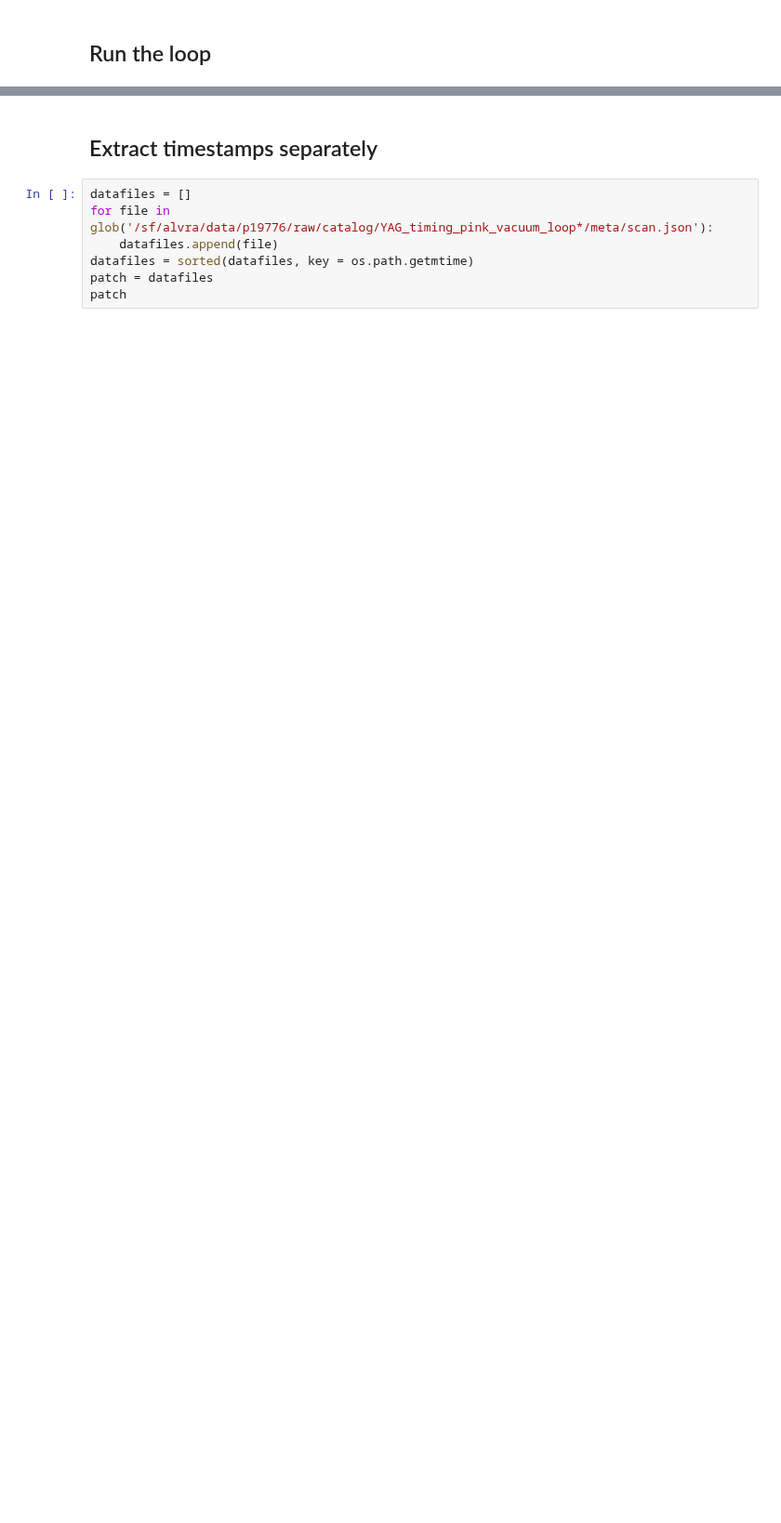
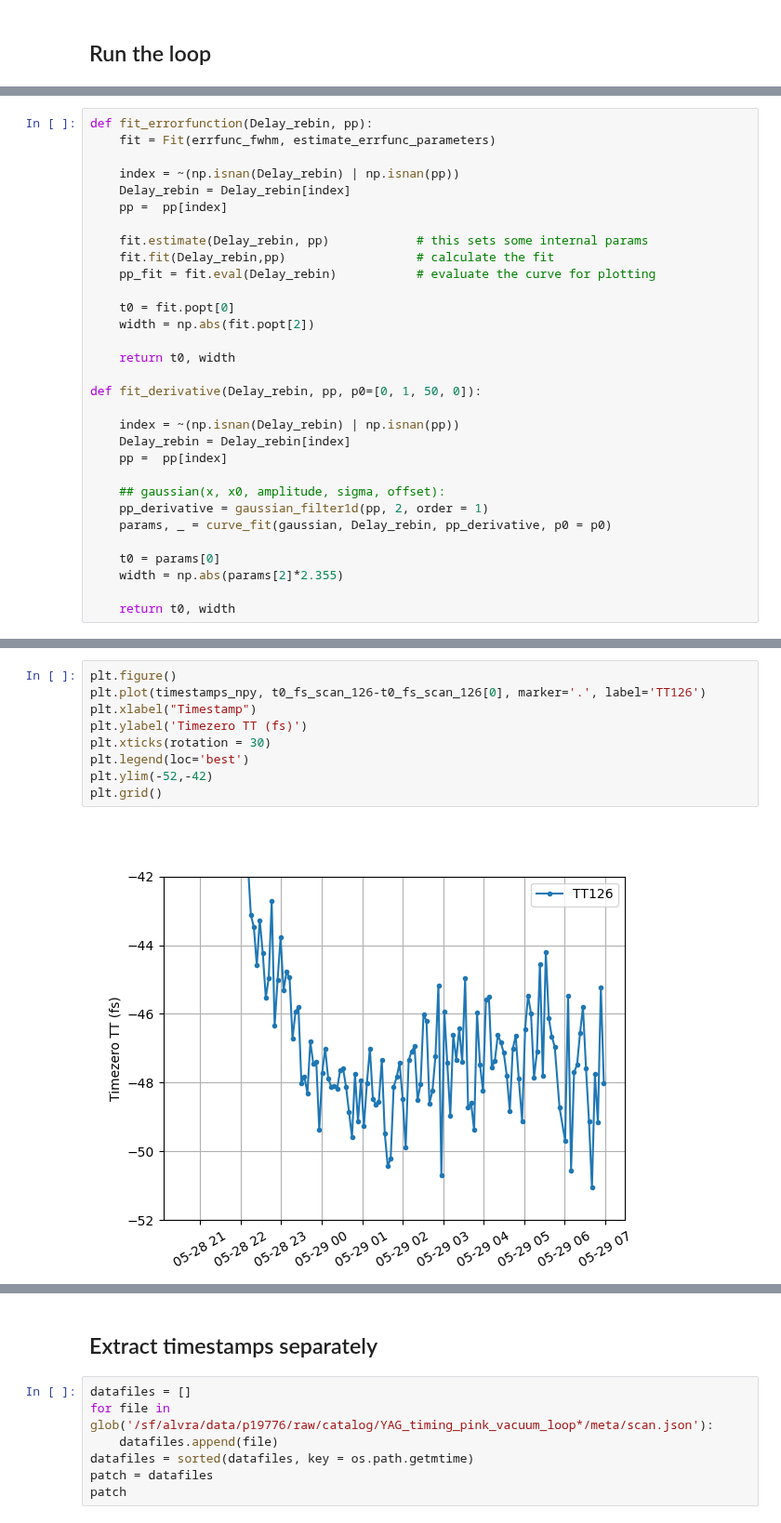
Before and after one commit to paulscherrerinstitute/alvra_beamline_scripts, a Jupyter notebook: YAG_scans_oneTT_timestamp.ipynb, the cells around one changed output, grey strips where cells are left out. Shown at 93% size. Cells and saved outputs as stored; diff of their text form; blank space fills up the shorter version.

```diff
--- a/YAG_scans_oneTT_timestamp.ipynb
+++ b/YAG_scans_oneTT_timestamp.ipynb
@@ -293,0 +290,31 @@ plt.show()
+# %%
+def fit_errorfunction(Delay_rebin, pp):
+    fit = Fit(errfunc_fwhm, estimate_errfunc_parameters)
+
+    index = ~(np.isnan(Delay_rebin) | np.isnan(pp))
+    Delay_rebin = Delay_rebin[index]
+    pp =  pp[index]
+
+    fit.estimate(Delay_rebin, pp)            # this sets some internal params
+    fit.fit(Delay_rebin,pp)                  # calculate the fit
+    pp_fit = fit.eval(Delay_rebin)           # evaluate the curve for plotting
+
+    t0 = fit.popt[0]
+    width = np.abs(fit.popt[2])
+
+    return t0, width
+
+def fit_derivative(Delay_rebin, pp, p0=[0, 1, 50, 0]):
+
+    index = ~(np.isnan(Delay_rebin) | np.isnan(pp))
+    Delay_rebin = Delay_rebin[index]
+    pp =  pp[index]
+
+    ## gaussian(x, x0, amplitude, sigma, offset):
+    pp_derivative = gaussian_filter1d(pp, 2, order = 1)
+    params, _ = curve_fit(gaussian, Delay_rebin, pp_derivative, p0 = p0)
+
+    t0 = params[0]
+    width = np.abs(params[2]*2.355)
+
+    return t0, width
@@ -293,0 +470,11 @@ plt.show()
+# %%
+plt.figure()
+plt.plot(timestamps_npy, t0_fs_scan_126-t0_fs_scan_126[0], marker='.', label='TT126')
+plt.xlabel("Timestamp")
+plt.ylabel('Timezero TT (fs)')
+plt.xticks(rotation = 30)
+plt.legend(loc='best')
+plt.ylim(-52,-42)
+plt.grid()
+# %% [output]
+[figure, added]
```
Also changed, not shown: parts of 15 cells of this notebook, 6 other files.
